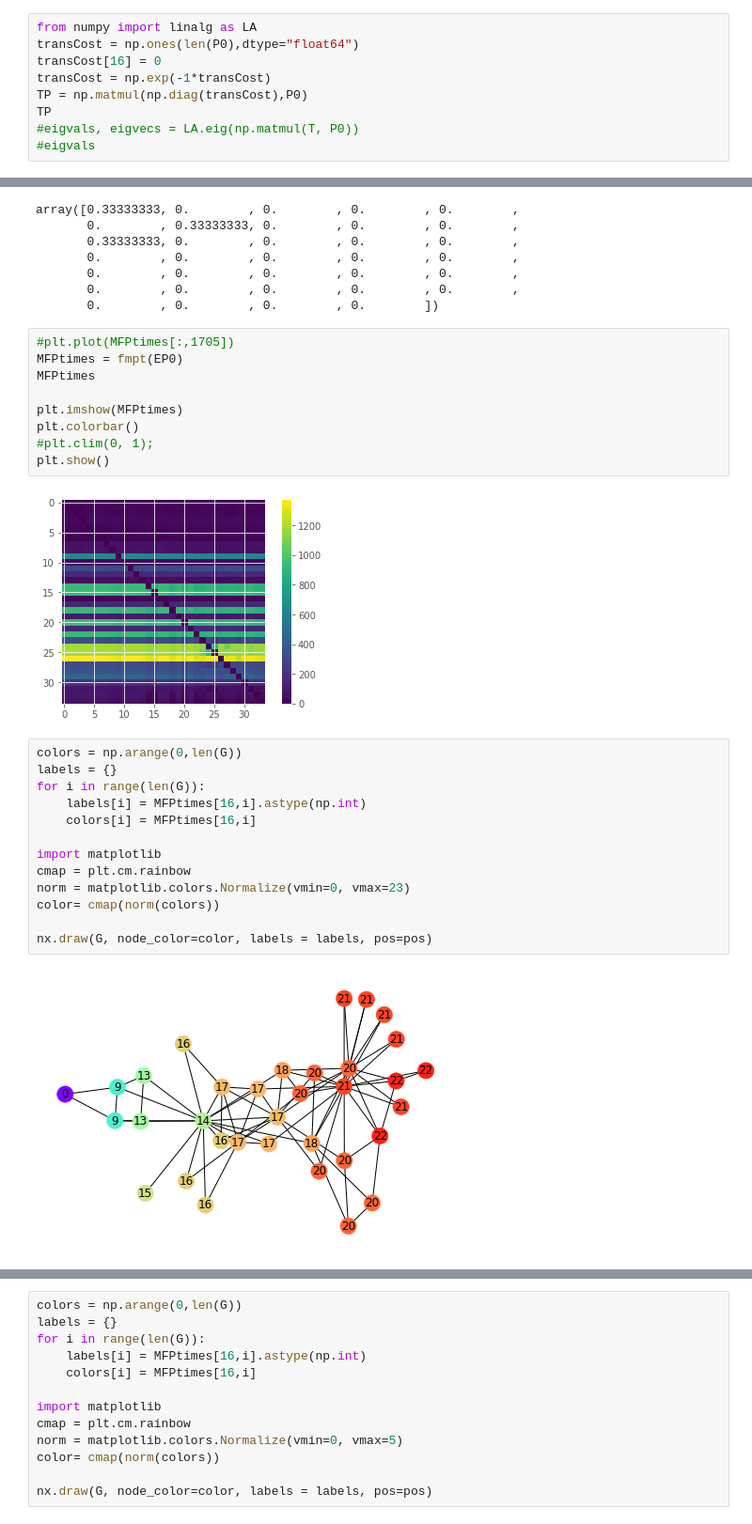
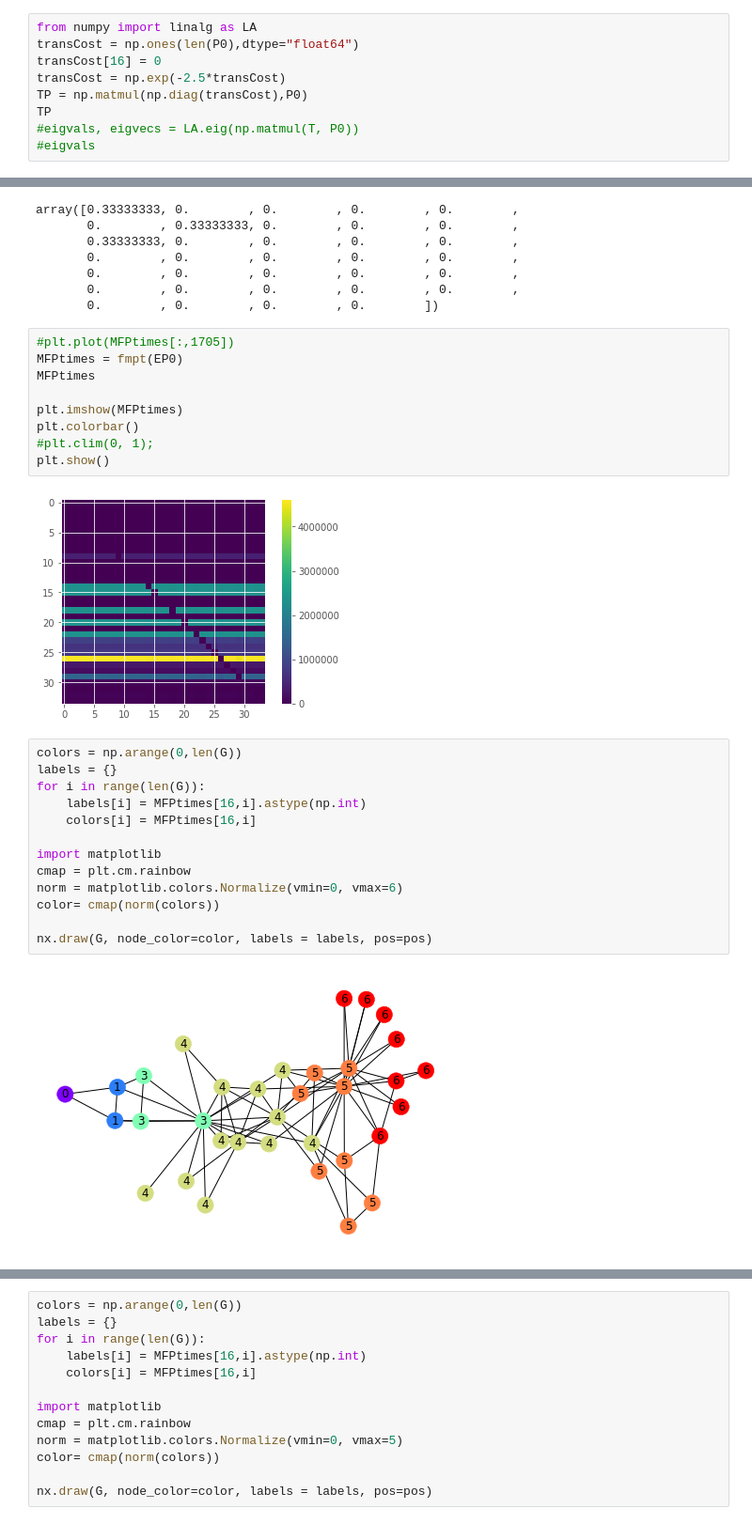
Before and after one commit to everyxs/NavigationMDP, a Jupyter notebook: code.ipynb, the cells around one changed output, grey strips where cells are left out. Shown: that part at 94% size. Saved outputs shown, nothing was run; the diff lists cells and outputs as text.

```diff
--- a/code.ipynb
+++ b/code.ipynb
@@ -152,7 +152,7 @@ nx.draw(G, node_color=color, labels = labels, pos=pos)
 from numpy import linalg as LA
 transCost = np.ones(len(P0),dtype="float64")
 transCost[16] = 0
-transCost = np.exp(-1*transCost)
+transCost = np.exp(-2.5*transCost)
 TP = np.matmul(np.diag(transCost),P0)
 TP
 #eigvals, eigvecs = LA.eig(np.matmul(T, P0))
@@ -237,19 +226,19 @@ plt.colorbar()
 #plt.clim(0, 1);
 plt.show()
 # %% [output]
-[figure, old version]
+[figure, new version]
 # %%
 colors = np.arange(0,len(G))
 labels = {}
 for i in range(len(G)):
     labels[i] = MFPtimes[16,i].astype(np.int)
     colors[i] = MFPtimes[16,i]
 
 import matplotlib
 cmap = plt.cm.rainbow
-norm = matplotlib.colors.Normalize(vmin=0, vmax=23)
+norm = matplotlib.colors.Normalize(vmin=0, vmax=6)
 color= cmap(norm(colors))
 
 nx.draw(G, node_color=color, labels = labels, pos=pos)
 # %% [output]
-[figure, old version]
+[figure, new version]
```
Also changed, not shown: parts of 29 cells of this notebook.
